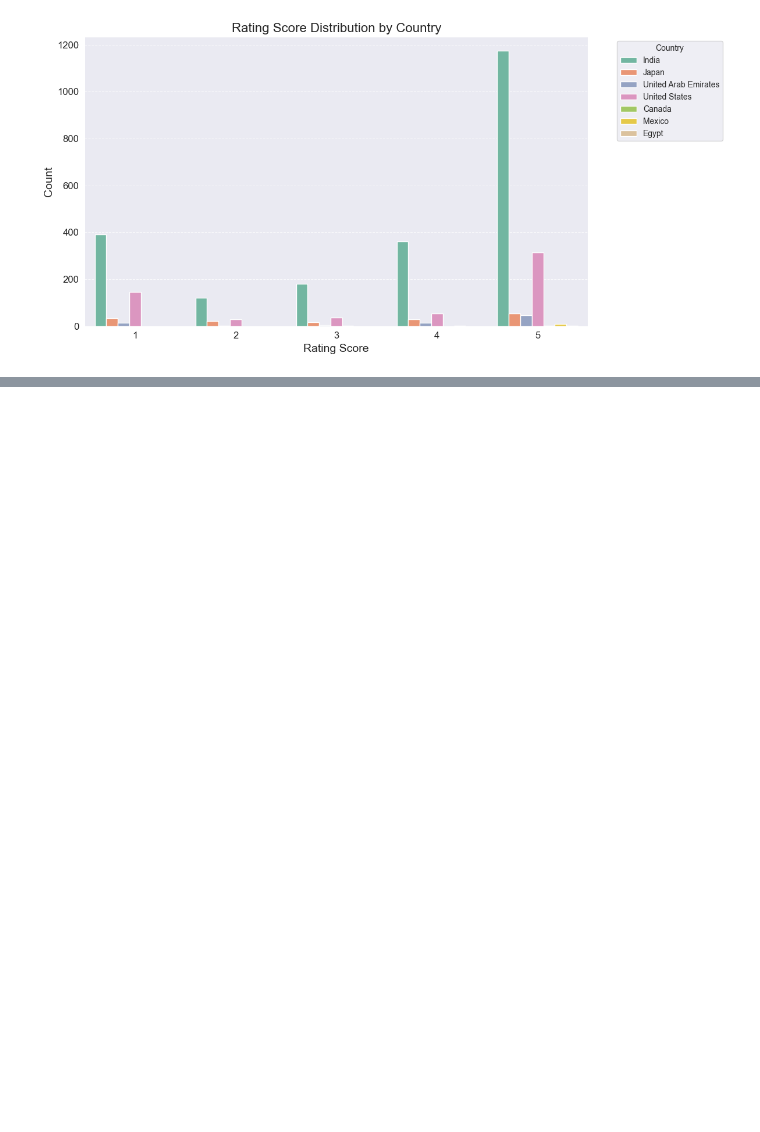
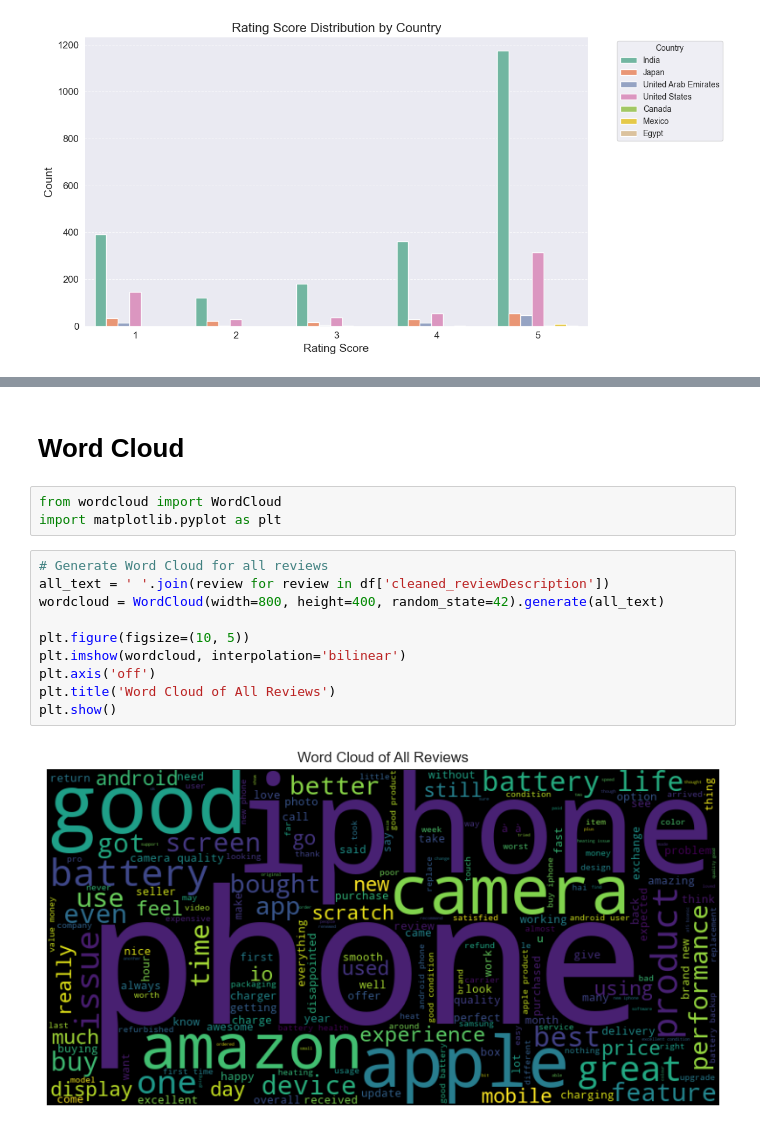
Before and after one commit to Jibincodes/SentimentAnalysis_CustomerReviews, a Jupyter notebook: src/analysis.ipynb, the cells around one changed output, grey strips where cells are left out. Drawn from its saved outputs; the diff is of its cells as text; blank space fills up the shorter version.

Commit message:
TF-IDF + Word Cloud

```diff
--- a/src/analysis.ipynb
+++ b/src/analysis.ipynb
@@ -142,0 +261,17 @@ plt.show()
+# %% [markdown]
+# Word Cloud
+# %%
+from wordcloud import WordCloud
+import matplotlib.pyplot as plt
+# %%
+# Generate Word Cloud for all reviews
+all_text = ' '.join(review for review in df['cleaned_reviewDescription'])
+wordcloud = WordCloud(width=800, height=400, random_state=42).generate(all_text)
+
+plt.figure(figsize=(10, 5))
+plt.imshow(wordcloud, interpolation='bilinear')
+plt.axis('off')
+plt.title('Word Cloud of All Reviews')
+plt.show()
+# %% [output]
+[figure, added]
```
Also changed, not shown: parts of 6 cells of this notebook.
